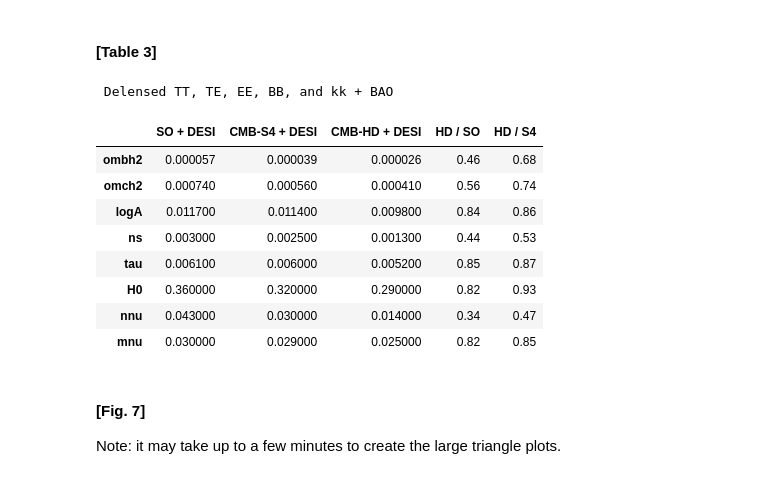
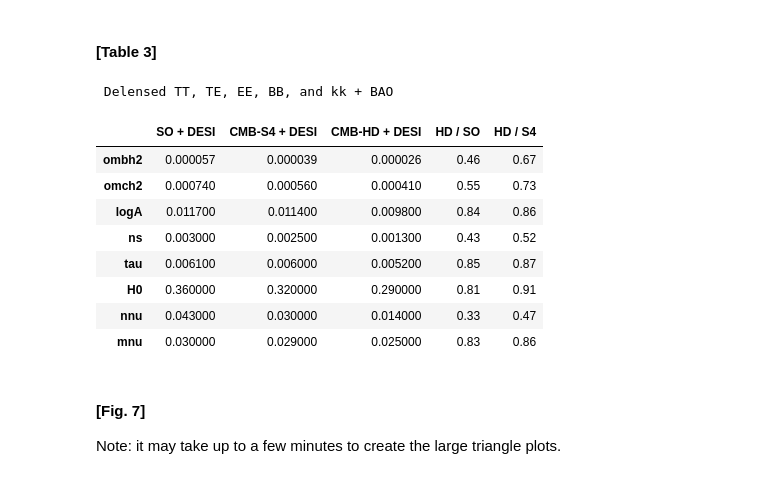
Before and after one commit to ZackCheslog/hdfisher, a Jupyter notebook: forecast_plots.ipynb, the cells around one changed output. Cells and saved outputs as stored; diff of their text form; code cells hidden in the pictures.

```diff
--- a/forecast_plots.ipynb
+++ b/forecast_plots.ipynb
@@ -413,7 +413,7 @@ def getdist_samples(fisher_matrix, fisher_params):
 # order of parameters in tables
 param_list = ['ombh2', 'omch2', 'logA', 'ns', 'tau', 'H0', 'nnu', 'mnu']
 # number of digits to use when rounding the uncertainty of each parameter:
-ndigits = {'ombh2': 6, 'omch2': 5, 'logA': 4, 'ns': 4, 'tau': 4,
+ndigits = {'ombh2': 6, 'omch2': 5, 'logA': 4, 'ns': 4, 'tau': 4, 'theta': 6,
            'H0': 2, 'theta': 6, 'nnu': 3, 'mnu': 3, 'HMCode_logT_AGN': 4}
 
 
@@ -496,26 +496,26 @@ for exp in data.cmb_exps:
 # %%
 # list of rounded parameter uncertainties for each experiment
 param_errors_list = [round_dict(param_errors[exp]) for exp in data.cmb_exps]
 columns = [f'{exp_labels[exp]} + DESI' for exp in data.cmb_exps]
 # HD / SO and HD / S4
 ndigits_ratio = {param: 2 for param in param_list}
 for exp in ['so', 's4']:
-    param_error_ratios = ratio(param_errors['hd'], param_errors[exp])
+    param_error_ratios = ratio(round_dict(param_errors['hd']), round_dict(param_errors[exp]))
     param_errors_list.append(round_dict(param_error_ratios, ndigits=ndigits_ratio))
     columns.append(f'HD / {exp.upper()}')
 
 print_table(param_errors_list, columns, title='Delensed TT, TE, EE, BB, and kk + BAO', list_of_keys=param_list)
 # %% [output]
  Delensed TT, TE, EE, BB, and kk + BAO
 |  | SO + DESI | CMB-S4 + DESI | CMB-HD + DESI | HD / SO | HD / S4 |
-| ombh2 | 0.000057 | 0.000039 | 0.000026 | 0.46 | 0.68 |
-| omch2 | 0.000740 | 0.000560 | 0.000410 | 0.56 | 0.74 |
+| ombh2 | 0.000057 | 0.000039 | 0.000026 | 0.46 | 0.67 |
+| omch2 | 0.000740 | 0.000560 | 0.000410 | 0.55 | 0.73 |
 | logA | 0.011700 | 0.011400 | 0.009800 | 0.84 | 0.86 |
-| ns | 0.003000 | 0.002500 | 0.001300 | 0.44 | 0.53 |
+| ns | 0.003000 | 0.002500 | 0.001300 | 0.43 | 0.52 |
 | tau | 0.006100 | 0.006000 | 0.005200 | 0.85 | 0.87 |
-| H0 | 0.360000 | 0.320000 | 0.290000 | 0.82 | 0.93 |
-| nnu | 0.043000 | 0.030000 | 0.014000 | 0.34 | 0.47 |
-| mnu | 0.030000 | 0.029000 | 0.025000 | 0.82 | 0.85 |
+| H0 | 0.360000 | 0.320000 | 0.290000 | 0.81 | 0.91 |
+| nnu | 0.043000 | 0.030000 | 0.014000 | 0.33 | 0.47 |
+| mnu | 0.030000 | 0.029000 | 0.025000 | 0.83 | 0.86 |
 # %% [markdown]
 #### [Fig. 7]
 
```
Also changed, not shown: parts of 3 cells of this notebook.
